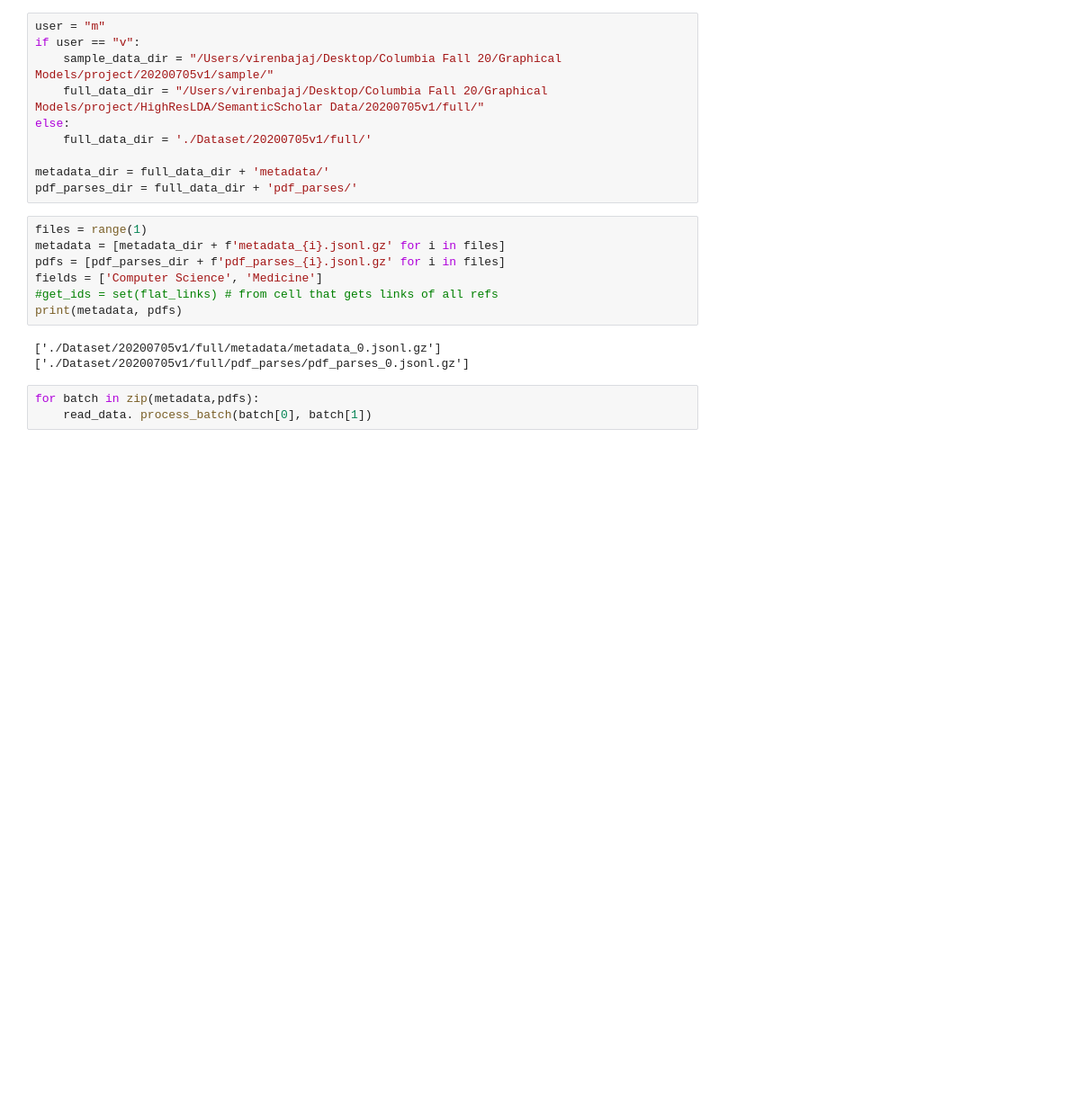
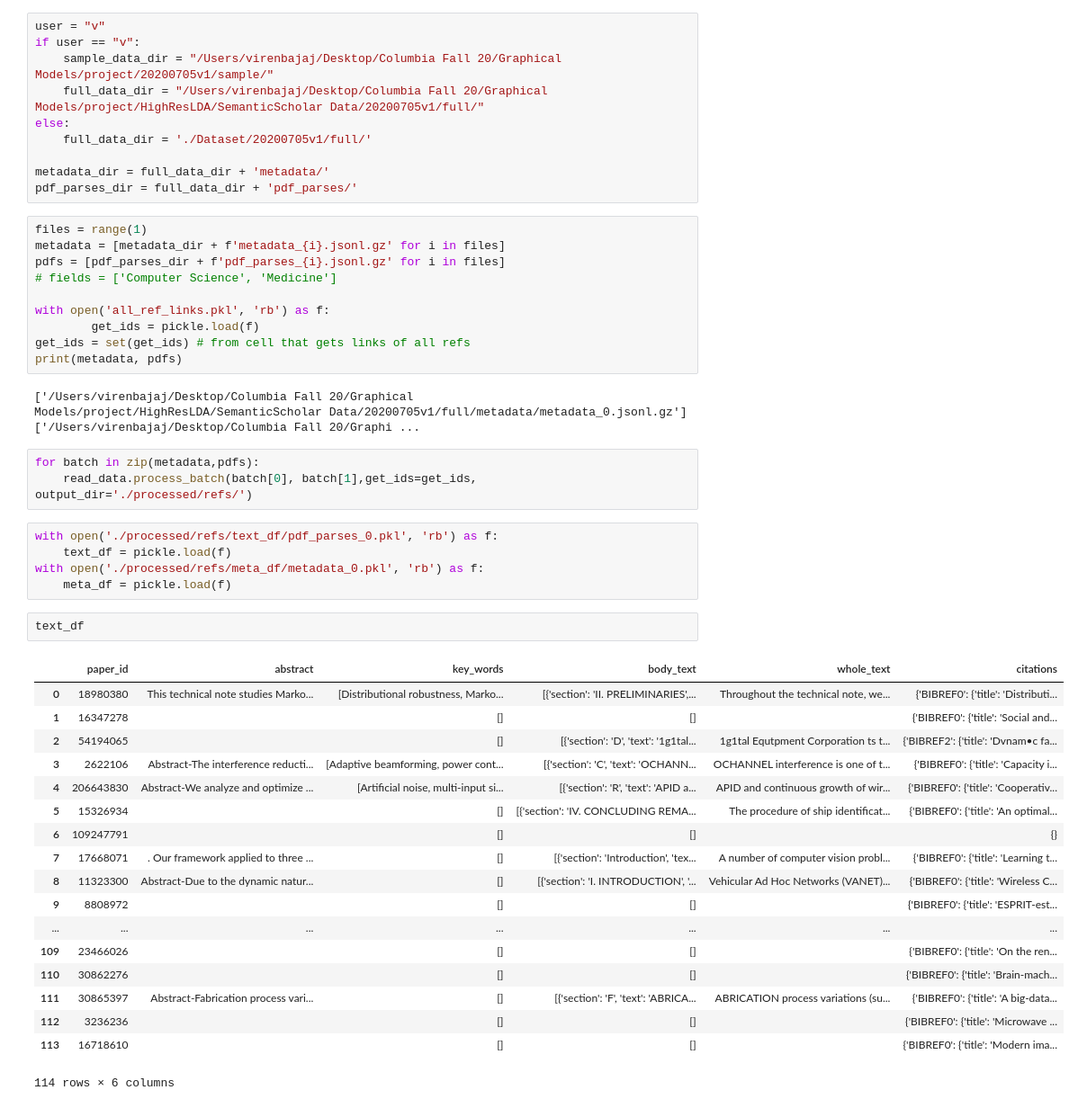
Before and after one commit to markaksen/HighResLDA, a Jupyter notebook: preprocessing.ipynb, the cells around one changed output. Shown at 90% size. Cells and saved outputs as stored; diff of their text form; blank space fills up the shorter version.

```diff
--- a/preprocessing.ipynb
+++ b/preprocessing.ipynb
@@ -5,5 +9,5 @@ import read_data
 # %%
-user = "m"
+user = "v"
 if user == "v":
     sample_data_dir = "/Users/virenbajaj/Desktop/Columbia Fall 20/Graphical Models/project/20200705v1/sample/"
     full_data_dir = "/Users/virenbajaj/Desktop/Columbia Fall 20/Graphical Models/project/HighResLDA/SemanticScholar Data/20200705v1/full/"
@@ -16,14 +20,43 @@ pdf_parses_dir = full_data_dir + 'pdf_parses/'
 files = range(1)
 metadata = [metadata_dir + f'metadata_{i}.jsonl.gz' for i in files]
 pdfs = [pdf_parses_dir + f'pdf_parses_{i}.jsonl.gz' for i in files]
-fields = ['Computer Science', 'Medicine']
-#get_ids = set(flat_links) # from cell that gets links of all refs
+# fields = ['Computer Science', 'Medicine']
+
+with open('all_ref_links.pkl', 'rb') as f:
+        get_ids = pickle.load(f)
+get_ids = set(get_ids) # from cell that gets links of all refs
 print(metadata, pdfs)
 # %% [output]
-['./Dataset/20200705v1/full/metadata/metadata_0.jsonl.gz'] ['./Dataset/20200705v1/full/pdf_parses/pdf_parses_0.jsonl.gz']
+['/Users/virenbajaj/Desktop/Columbia Fall 20/Graphical Models/project/HighResLDA/SemanticScholar Data/20200705v1/full/metadata/metadata_0.jsonl.gz'] ['/Users/virenbajaj/Desktop/Columbia Fall 20/Graphi ...
 # %%
 for batch in zip(metadata,pdfs):
-    read_data. process_batch(batch[0], batch[1])
+    read_data.process_batch(batch[0], batch[1],get_ids=get_ids, output_dir='./processed/refs/')
+# %%
+with open('./processed/refs/text_df/pdf_parses_0.pkl', 'rb') as f:
+    text_df = pickle.load(f)
+with open('./processed/refs/meta_df/metadata_0.pkl', 'rb') as f:
+    meta_df = pickle.load(f)
+# %%
+text_df
+# %% [output]
+|  | paper_id | abstract | key_words | body_text | whole_text | citations |
+| 0 | 18980380 | This technical note studies Marko... | [Distributional robustness, Marko... | [{'section': 'II. PRELIMINARIES',... | Throughout the technical note, we... | {'BIBREF0': {'title': 'Distributi... |
+| 1 | 16347278 |  | [] | [] |  | {'BIBREF0': {'title': 'Social and... |
+| 2 | 54194065 |  | [] | [{'section': 'D', 'text': '1g1tal... | 1g1tal Equtpment Corporation ts t... | {'BIBREF2': {'title': 'Dvnam•c fa... |
+| 3 | 2622106 | Abstract-The interference reducti... | [Adaptive beamforming, power cont... | [{'section': 'C', 'text': 'OCHANN... | OCHANNEL interference is one of t... | {'BIBREF0': {'title': 'Capacity i... |
+| 4 | 206643830 | Abstract-We analyze and optimize ... | [Artificial noise, multi-input si... | [{'section': 'R', 'text': 'APID a... | APID and continuous growth of wir... | {'BIBREF0': {'title': 'Cooperativ... |
+| 5 | 15326934 |  | [] | [{'section': 'IV. CONCLUDING REMA... | The procedure of ship identificat... | {'BIBREF0': {'title': 'An optimal... |
+| 6 | 109247791 |  | [] | [] |  | {} |
+| 7 | 17668071 | . Our framework applied to three ... | [] | [{'section': 'Introduction', 'tex... | A number of computer vision probl... | {'BIBREF0': {'title': 'Learning t... |
+| 8 | 11323300 | Abstract-Due to the dynamic natur... | [] | [{'section': 'I. INTRODUCTION', '... | Vehicular Ad Hoc Networks (VANET)... | {'BIBREF0': {'title': 'Wireless C... |
+| 9 | 8808972 |  | [] | [] |  | {'BIBREF0': {'title': 'ESPRIT-est... |
+| ... | ... | ... | ... | ... | ... | ... |
+| 109 | 23466026 |  | [] | [] |  | {'BIBREF0': {'title': 'On the ren... |
+| 110 | 30862276 |  | [] | [] |  | {'BIBREF0': {'title': 'Brain-mach... |
+| 111 | 30865397 | Abstract-Fabrication process vari... | [] | [{'section': 'F', 'text': 'ABRICA... | ABRICATION process variations (su... | {'BIBREF0': {'title': 'A big-data... |
+| 112 | 3236236 |  | [] | [] |  | {'BIBREF0': {'title': 'Microwave ... |
+| 113 | 16718610 |  | [] | [] |  | {'BIBREF0': {'title': 'Modern ima... |
+114 rows × 6 columns
 # %%
 # first set text_df to main text_df
 text_df_kw = read_data.with_keywords(text_df)
```
Also changed, not shown: parts of 9 cells of this notebook, 3 other files.
